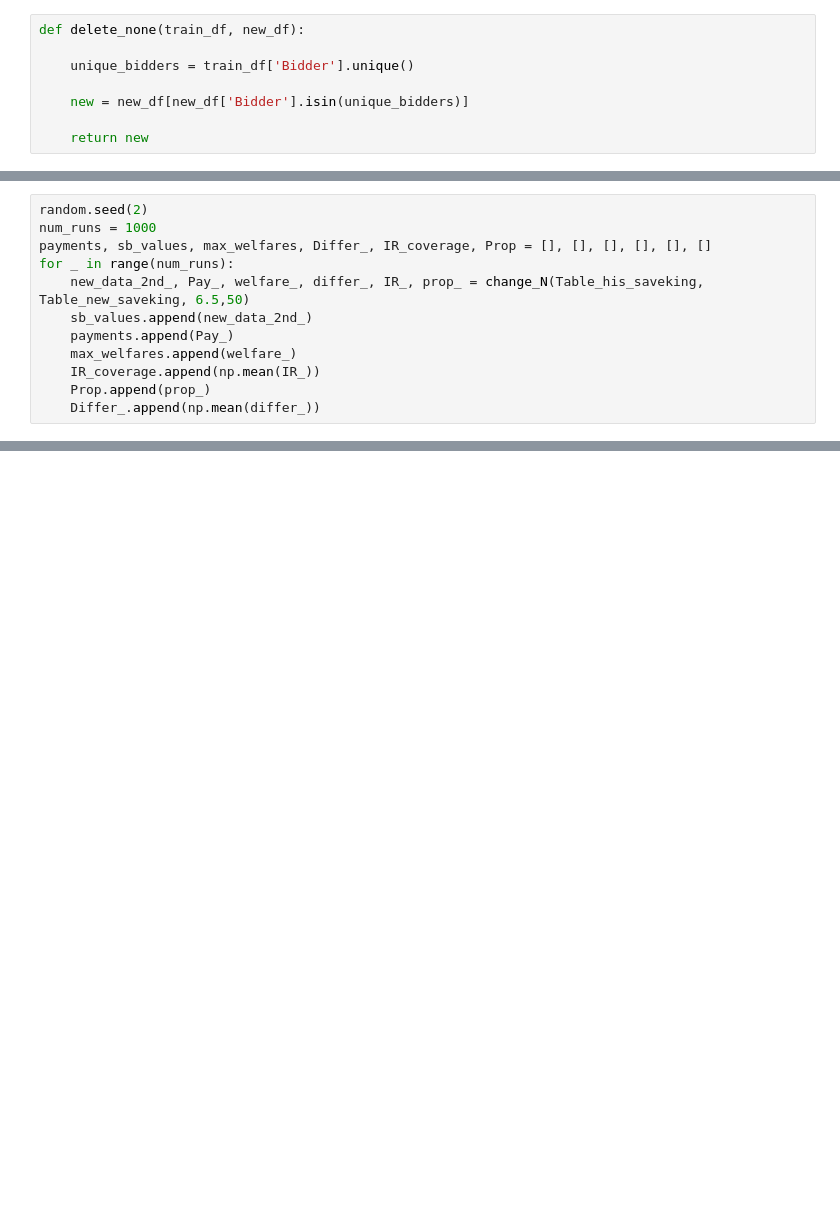
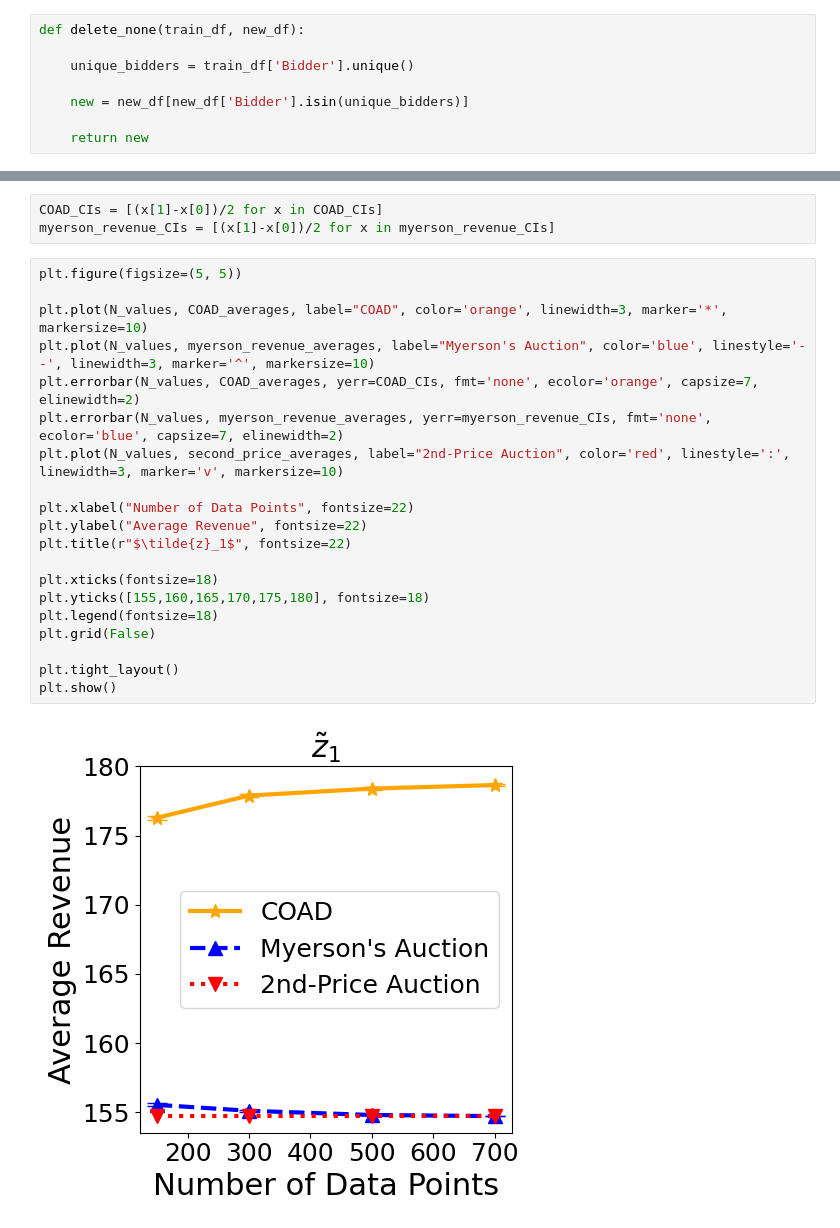
Before and after one commit to JialeHan22/Conformal-Online-Auction-Design, a Jupyter notebook: Real Data Analysis/eBay_real_data_code.ipynb, the cells around one changed output, grey strips where cells are left out. Saved outputs shown, nothing was run; the diff lists cells and outputs as text; blank space fills up the shorter version.

```diff
--- a/Real Data Analysis/eBay_real_data_code.ipynb
+++ b/Real Data Analysis/eBay_real_data_code.ipynb
@@ -285,12 +292,0 @@ payments_m, sb_values_m, max_welfares_m, Differ__m, IR_coverage_m, Prop_m = paym
-# %%
-random.seed(2)
-num_runs = 1000
-payments, sb_values, max_welfares, Differ_, IR_coverage, Prop = [], [], [], [], [], []
-for _ in range(num_runs):
-    new_data_2nd_, Pay_, welfare_, differ_, IR_, prop_ = change_N(Table_his_saveking, Table_new_saveking, 6.5,50)
-    sb_values.append(new_data_2nd_)
-    payments.append(Pay_)
-    max_welfares.append(welfare_)
-    IR_coverage.append(np.mean(IR_))
-    Prop.append(prop_)
-    Differ_.append(np.mean(differ_))
@@ -299,2 +376,27 @@ payments_sa, sb_values_sa, max_welfares_sa, Differ__sa, IR_coverage_sa, Prop_sa
+# %%
+COAD_CIs = [(x[1]-x[0])/2 for x in COAD_CIs]
+myerson_revenue_CIs = [(x[1]-x[0])/2 for x in myerson_revenue_CIs]
+# %%
+plt.figure(figsize=(5, 5))
+
+plt.plot(N_values, COAD_averages, label="COAD", color='orange', linewidth=3, marker='*', markersize=10)
+plt.plot(N_values, myerson_revenue_averages, label="Myerson's Auction", color='blue', linestyle='--', linewidth=3, marker='^', markersize=10)
+plt.errorbar(N_values, COAD_averages, yerr=COAD_CIs, fmt='none', ecolor='orange', capsize=7, elinewidth=2)
+plt.errorbar(N_values, myerson_revenue_averages, yerr=myerson_revenue_CIs, fmt='none', ecolor='blue', capsize=7, elinewidth=2)
+plt.plot(N_values, second_price_averages, label="2nd-Price Auction", color='red', linestyle=':', linewidth=3, marker='v', markersize=10)
+
+plt.xlabel("Number of Data Points", fontsize=22)
+plt.ylabel("Average Revenue", fontsize=22)
+plt.title(r"$\tilde{z}_1$", fontsize=22)
+
+plt.xticks(fontsize=18)
+plt.yticks([155,160,165,170,175,180], fontsize=18)
+plt.legend(fontsize=18)
+plt.grid(False)
+
+plt.tight_layout()
+plt.show()
+# %% [output]
+[figure, added]
 # %%
 fig = plt.figure(figsize=(5, 5))
```
Also changed, not shown: parts of 38 cells of this notebook.
